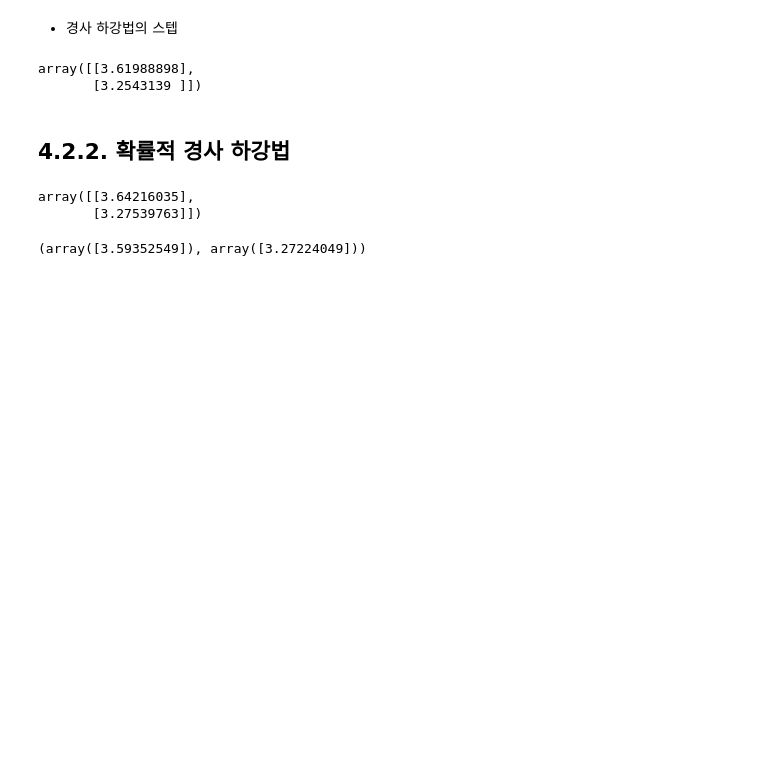
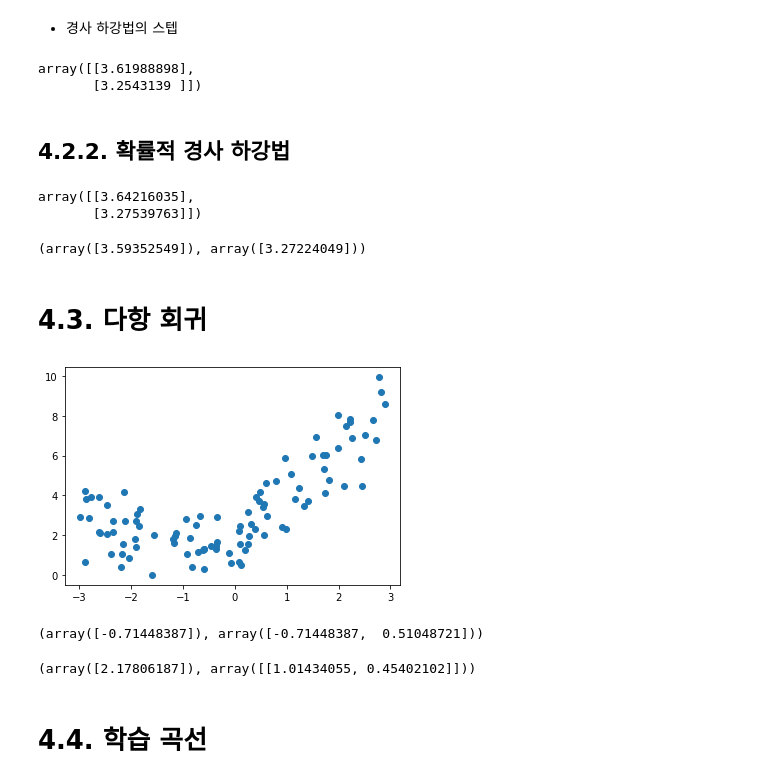
Before and after one commit to Kwan-Gu/data_science, a Jupyter notebook: ML/HandsOn/4단원.ipynb, the cells around one changed output. Drawn from its saved outputs; the diff is of its cells as text; code cells hidden in the pictures; blank space fills up the shorter version.

```diff
--- a/ML/HandsOn/4단원.ipynb
+++ b/ML/HandsOn/4단원.ipynb
@@ -174,3 +174,36 @@ sgd_reg.fit(X, y.ravel())
 sgd_reg.intercept_, sgd_reg.coef_
 # %% [output]
 (array([3.59352549]), array([3.27224049]))
+# %% [markdown]
+# 4.3. 다항 회귀
+# %%
+import numpy as np
+import matplotlib.pyplot as plt
+
+m = 100
+X = 6 * np.random.rand(m, 1) - 3
+y = 0.5 * X**2 + X + 2 + np.random.randn(m, 1)
+
+plt.scatter(X, y)
+plt.show()
+# %% [output]
+[figure, added]
+# %%
+from sklearn.preprocessing import PolynomialFeatures
+
+poly_features = PolynomialFeatures(degree = 2, include_bias = False)
+X_poly = poly_features.fit_transform(X)
+
+X[0], X_poly[0]
+# %% [output]
+(array([-0.71448387]), array([-0.71448387,  0.51048721]))
+# %%
+from sklearn.linear_model import LinearRegression
+
+lin_reg = LinearRegression()
+lin_reg.fit(X_poly, y)
+lin_reg.intercept_, lin_reg.coef_
+# %% [output]
+(array([2.17806187]), array([[1.01434055, 0.45402102]]))
+# %% [markdown]
+# 4.4. 학습 곡선
```
Also changed, not shown: parts of 21 cells of this notebook.
